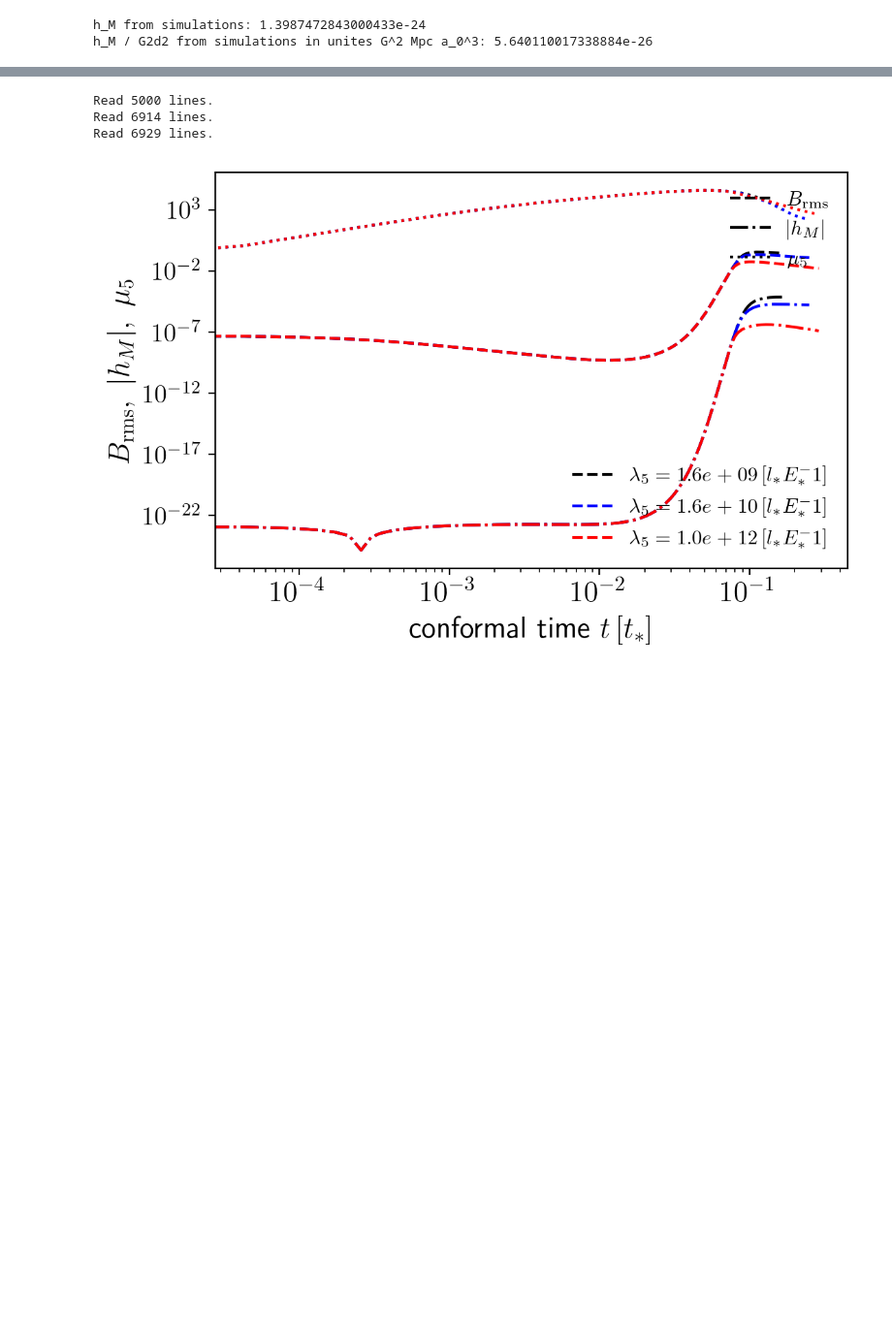
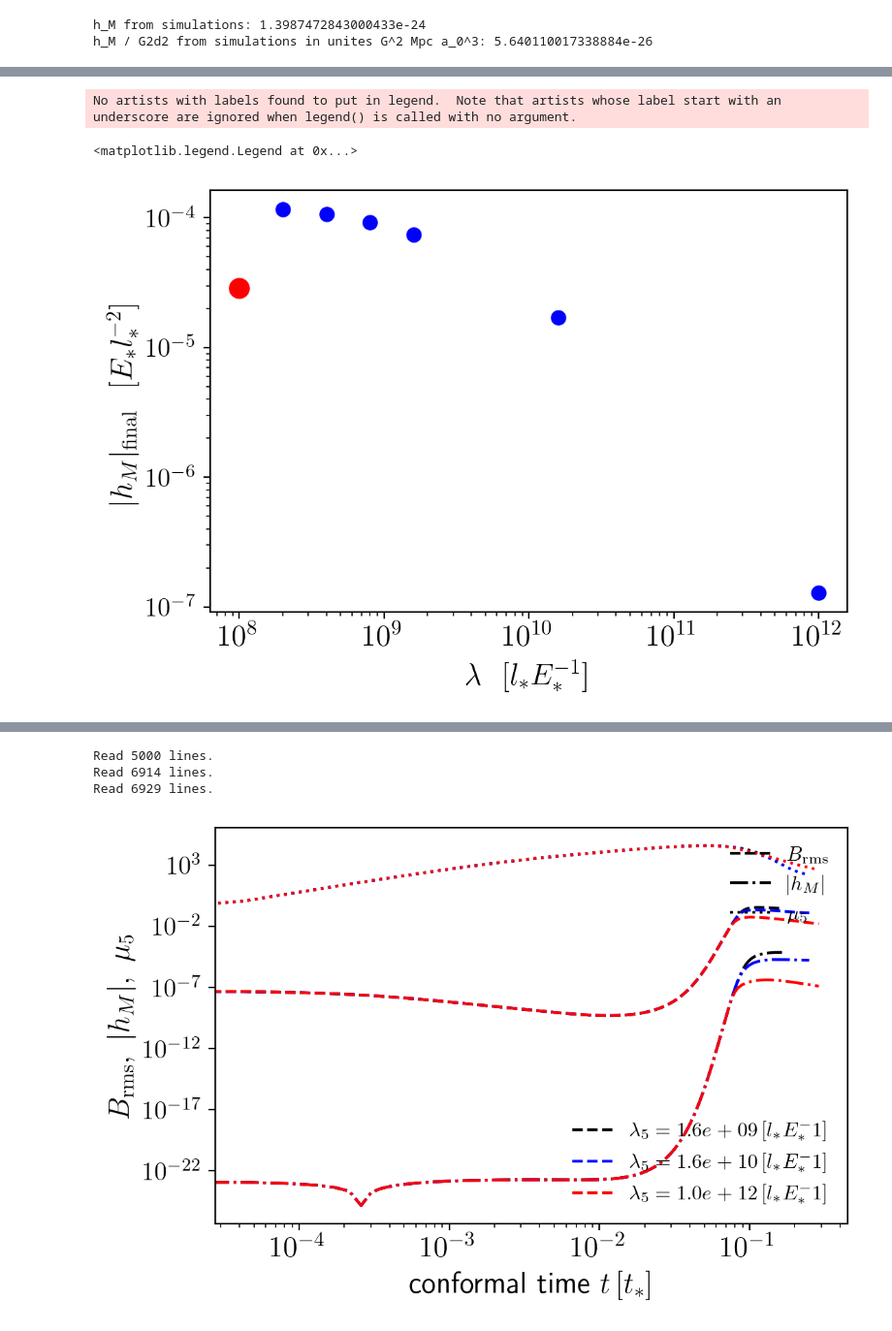
Before and after one commit to shturman99/CME, a Jupyter notebook: CME_pipeline_notebook.ipynb, the cells around one changed output, grey strips where cells are left out. Shown at 97% size. Cells and saved outputs as stored; diff of their text form; code cells hidden in the pictures; blank space fills up the shorter version.

```diff
--- a/CME_pipeline_notebook.ipynb
+++ b/CME_pipeline_notebook.ipynb
@@ -262,3 +287,25 @@ run_label = "all_runs"
 
 out_base = fig_path(cfg.FIG_DIR, run_label, "Brms_multi")[:-4]  # strip ".pdf"
 export_for_slides(fig, out_base)
+# %%
+lam = []
+hel_final = []
+data = {}
+for sim in sims:
+    if sim.name.startswith("256") or sim.name == "1024_gamma3_new_source7_k200b":
+        lam.append(getattr(pc.read.param(datadir=sim.datadir, param2=True), "lambda5", None))
+        hel_final.append(pc.read.ts(datadir=sim.datadir).abm[-1:])
+        data[sim.name] = {
+            "lambda": lam[-1],
+            "hel_final": hel_final[-1],
+        }
+        print(sim.name)
+
+print(lam)
+print(hel_final)
+hel_final = np.mean(hel_final, axis=1)
+
+
+coef_power = np.polyfit(np.log10(lam), np.log10(hel_final), 1)
+p = coef_power[0]
+hel_power_fit = 10**(coef_power[1]) * np.array(lam)**p
@@ -264,0 +346,20 @@ export_for_slides(fig, out_base)
+# %%
+plt.figure(figsize=(6,4))
+
+for key, value in data.items():
+    if key == "1024_gamma3_new_source7_k200b":
+        plt.scatter(value["lambda"], value["hel_final"][0], color="red", s=100 )
+    elif key.startswith("256"):
+        plt.scatter(value["lambda"], value["hel_final"][0], color="blue", s=50 )
+
+plt.xscale("log")
+plt.yscale("log")
+plt.xscale("log")
+plt.yscale("log")
+plt.xlabel(r"$\lambda ~~ [l_* E_*^{-1}]$")
+plt.ylabel(r"$|h_M|_{\mathrm{final}} ~~ [E_* l_*^{-2}]$")
+plt.legend(frameon=False)
+# %% [output]
+No artists with labels found to put in legend.  Note that artists whose label start with an underscore are ignored when legend() is called with no argument.
+<matplotlib.legend.Legend at 0x...>
+[figure, added]
```
Also changed, not shown: parts of 13 cells of this notebook, 2 other files.
